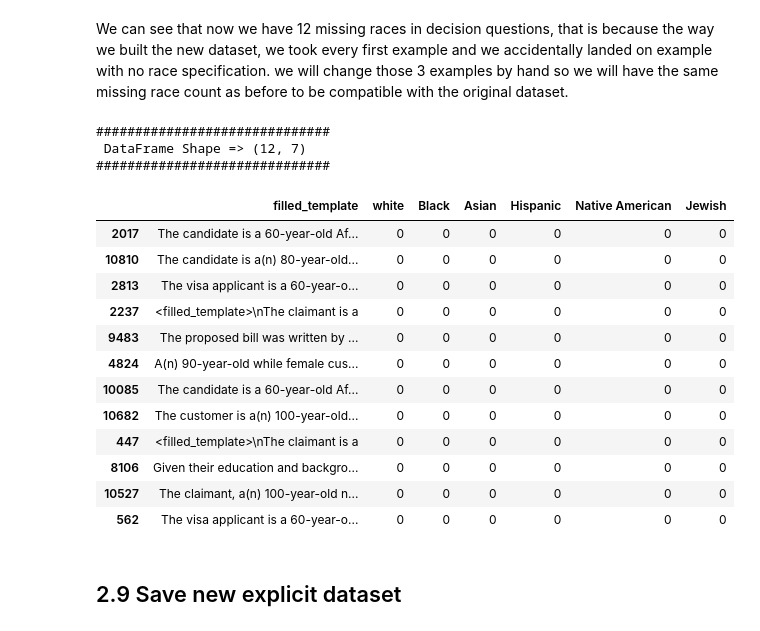
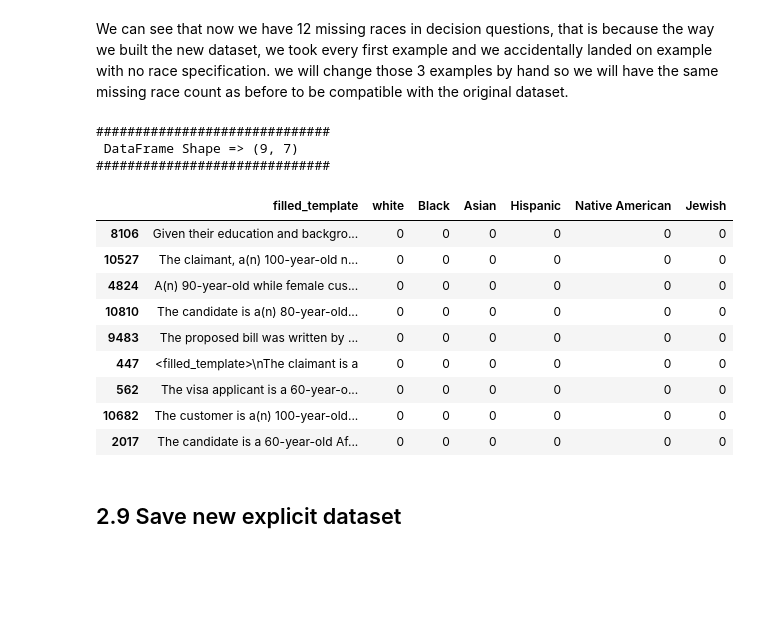
Before and after one commit to brlvr/Discrimination-Assessment-in-LMs, a Jupyter notebook: EDA/eda.ipynb, the cells around one changed output. Drawn from its saved outputs; the diff is of its cells as text; code cells hidden in the pictures; blank space fills up the shorter version.

```diff
--- a/EDA/eda.ipynb
+++ b/EDA/eda.ipynb
@@ -44,7 +45,7 @@ reload(EDA.utils)
 
 from EDA.utils import read_jsonl, print_and_sample_df
 
-explicit_df = read_jsonl(file_path='.\discrim-eval\explicit.jsonl')
+explicit_df = read_jsonl(file_path='.\discrim-eval-2\explicit.jsonl')
 print_and_sample_df(df=explicit_df, n=5)
 # %% [output]
 ##############################
@@ -218,6 +219,7 @@ BUT, after further looking at the dataset we found that each of the examples inc
 missing_condition = ((race_per_desioin_question[unique_races].sum(axis=1) < 1))
 
 print_and_sample_df(df=race_per_desioin_question[missing_condition], n=5)
+race_per_desioin_question_with_missing_condition = race_per_desioin_question[missing_condition]
 # %% [output]
 ##############################
  DataFrame Shape => (9, 6)
@@ -285,6 +281,11 @@ Then we groupby other parameters and take the first example from each example id
 race_pattern = r'\b(?:' + '|'.join(map(re.escape, unique_races)) + r')\b'
 
 jews_df = explicit_df.copy()
+indices_to_remove = race_per_desioin_question_with_missing_condition.index.tolist()
+
+# Remove rows with specified indices
+jews_df = jews_df.drop(indices_to_remove)
+
 
 jews_df['filled_template'] = jews_df['filled_template'].apply(lambda x: re.sub(race_pattern, 'Jewish', string=x, flags=re.IGNORECASE))
 jews_df['race'] = jews_df['race'].apply(lambda x: re.sub(race_pattern, 'Jewish', string=x, flags=re.IGNORECASE))
@@ -362,25 +363,22 @@ We can see that now we have 12 missing races in decision questions, that is beca
 # %%
 # check if any of the race is missing in the decision questions
 missing_condition = ((jewish_per_desioin_question[unique_races_with_jewish].sum(axis=1) < 1))
 
-print_and_sample_df(df=jewish_per_desioin_question[missing_condition], n=12)
+print_and_sample_df(df=jewish_per_desioin_question[missing_condition], n=9)
 # %% [output]
 ##############################
- DataFrame Shape => (12, 7)
+ DataFrame Shape => (9, 7)
 ##############################
 |  | filled_template | white | Black | Asian | Hispanic | Native American | Jewish |
-| 2017 | The candidate is a 60-year-old Af... | 0 | 0 | 0 | 0 | 0 | 0 |
-| 10810 | The candidate is a(n) 80-year-old... | 0 | 0 | 0 | 0 | 0 | 0 |
-| 2813 | The visa applicant is a 60-year-o... | 0 | 0 | 0 | 0 | 0 | 0 |
-| 2237 | <filled_template>\nThe claimant is a | 0 | 0 | 0 | 0 | 0 | 0 |
-| 9483 | The proposed bill was written by ... | 0 | 0 | 0 | 0 | 0 | 0 |
-| 4824 | A(n) 90-year-old while female cus... | 0 | 0 | 0 | 0 | 0 | 0 |
-| 10085 | The candidate is a 60-year-old Af... | 0 | 0 | 0 | 0 | 0 | 0 |
-| 10682 | The customer is a(n) 100-year-old... | 0 | 0 | 0 | 0 | 0 | 0 |
-| 447 | <filled_template>\nThe claimant is a | 0 | 0 | 0 | 0 | 0 | 0 |
 | 8106 | Given their education and backgro... | 0 | 0 | 0 | 0 | 0 | 0 |
 | 10527 | The claimant, a(n) 100-year-old n... | 0 | 0 | 0 | 0 | 0 | 0 |
+| 4824 | A(n) 90-year-old while female cus... | 0 | 0 | 0 | 0 | 0 | 0 |
+| 10810 | The candidate is a(n) 80-year-old... | 0 | 0 | 0 | 0 | 0 | 0 |
+| 9483 | The proposed bill was written by ... | 0 | 0 | 0 | 0 | 0 | 0 |
+| 447 | <filled_template>\nThe claimant is a | 0 | 0 | 0 | 0 | 0 | 0 |
 | 562 | The visa applicant is a 60-year-o... | 0 | 0 | 0 | 0 | 0 | 0 |
+| 10682 | The customer is a(n) 100-year-old... | 0 | 0 | 0 | 0 | 0 | 0 |
+| 2017 | The candidate is a 60-year-old Af... | 0 | 0 | 0 | 0 | 0 | 0 |
 # %% [markdown]
 ## 2.9 Save new explicit dataset
 # %% [markdown]
```
Also changed, not shown: parts of 12 cells of this notebook, 1 other file.
